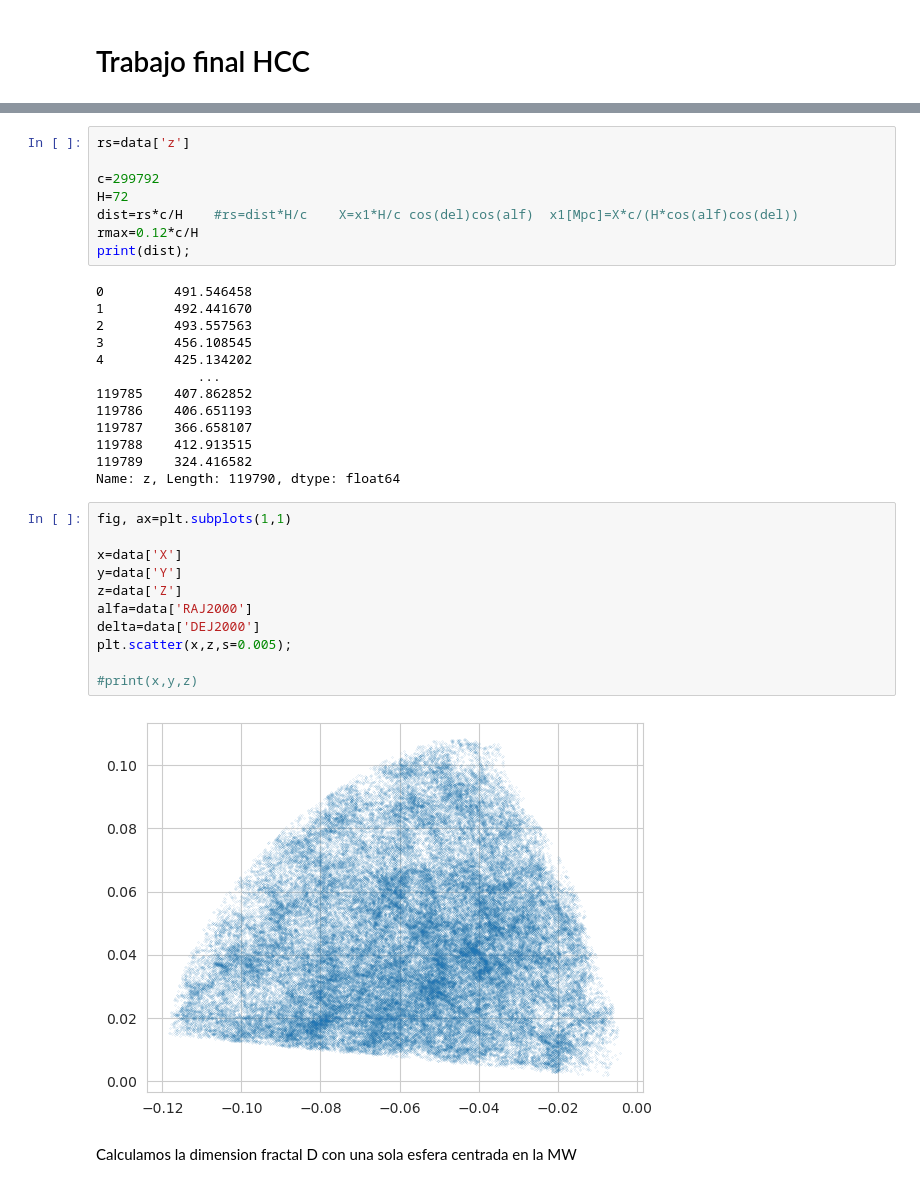
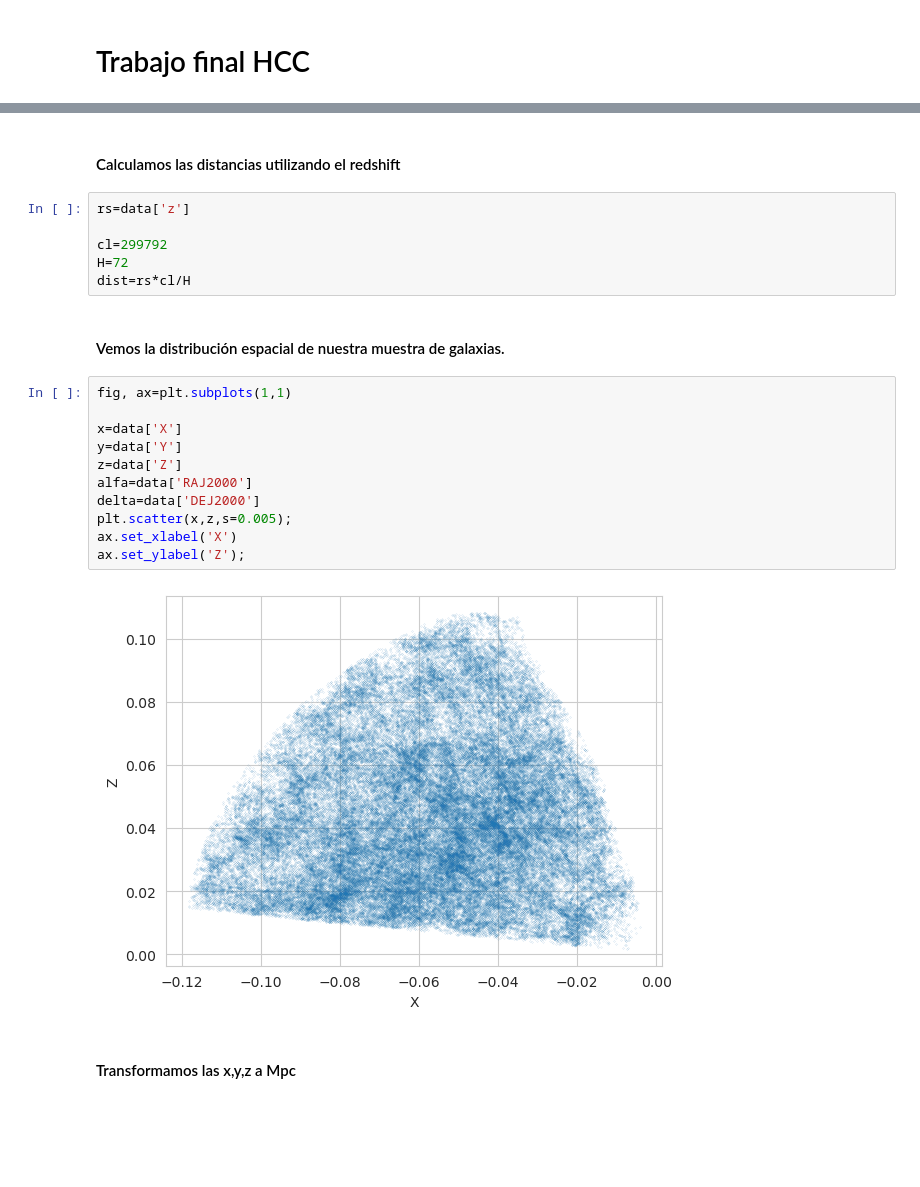
Before and after one commit to manulv96/Calculo-de-dimension-fractal--HCC, a Jupyter notebook: CodigoHCC.ipynb, the cells around one changed output, grey strips where cells are left out. Cells and saved outputs as stored; diff of their text form; blank space fills up the shorter version.

```diff
--- a/CodigoHCC.ipynb
+++ b/CodigoHCC.ipynb
@@ -32,40 +38,29 @@ data.head(150000)
 | 119788 | -0.09290 | 0.03025 | 0.01698 | 161.961011 | 9.860375 | 0.099168 |
 | 119789 | -0.07300 | 0.02361 | 0.01358 | 162.079082 | 10.040918 | 0.077914 |
 119790 rows × 6 columns
+# %% [markdown]
+#### Calculamos las distancias utilizando el redshift
 # %%
 rs=data['z']
 
-c=299792
+cl=299792
 H=72
-dist=rs*c/H    #rs=dist*H/c    X=x1*H/c cos(del)cos(alf)  x1[Mpc]=X*c/(H*cos(alf)cos(del))
-rmax=0.12*c/H
-print(dist);
+dist=rs*cl/H
-# %% [output]
-0         491.546458
-1         492.441670
-2         493.557563
-3         456.108545
-4         425.134202
-             ...
-119785    407.862852
-119786    406.651193
-119787    366.658107
-119788    412.913515
-119789    324.416582
-Name: z, Length: 119790, dtype: float64
+# %% [markdown]
+#### Vemos la distribución espacial de nuestra muestra de galaxias.
 # %%
 fig, ax=plt.subplots(1,1)
 
 x=data['X']
 y=data['Y']
 z=data['Z']
 alfa=data['RAJ2000']
 delta=data['DEJ2000']
 plt.scatter(x,z,s=0.005);
-
-#print(x,y,z)
+ax.set_xlabel('X')
+ax.set_ylabel('Z');
 # %% [output]
-[figure, old version]
+[figure, new version]
-# %% [markdown]
-Calculamos la dimension fractal D con una sola esfera centrada en la MW
+# %% [markdown]
+#### Transformamos las x,y,z a Mpc
 # %%
```
Also changed, not shown: parts of 53 cells of this notebook.
